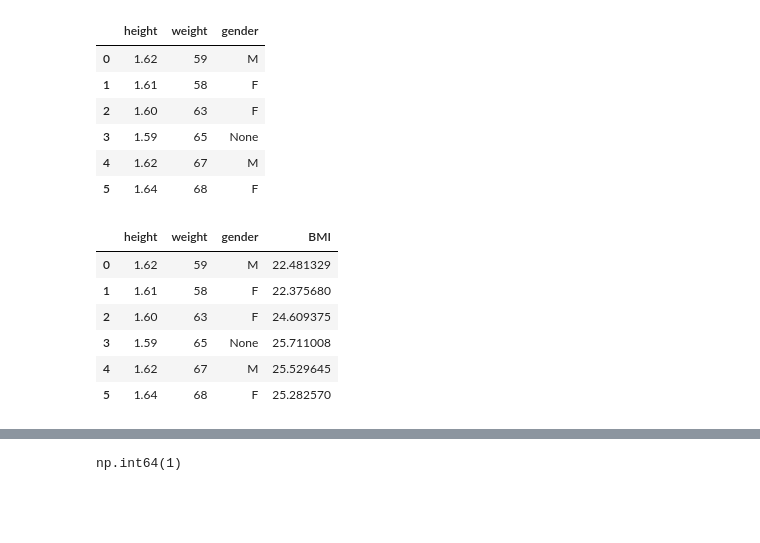
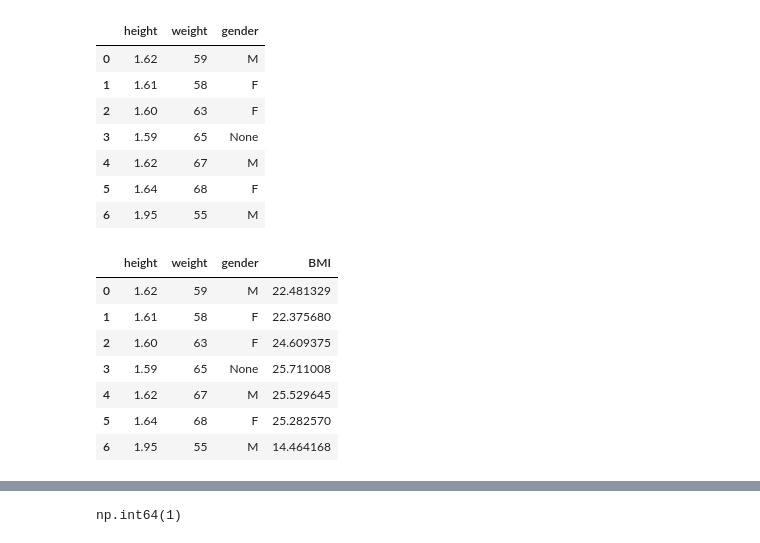
Before and after one commit to strange-exe/ml-lab, a Jupyter notebook: Termwork/2.ipynb, the cells around one changed output, grey strips where cells are left out. Cells and saved outputs as stored; diff of their text form; code cells hidden in the pictures; blank space fills up the shorter version.

```diff
--- a/Termwork/2.ipynb
+++ b/Termwork/2.ipynb
@@ -18,18 +1,24 @@ xi. Find the entries where BMI is less than 20
 # %%
+'''
+Name: Abhinesh Gangwar
+Section: G
+University Roll Number: 2028614
+'''
 import pandas as pd
 import numpy as np
 import matplotlib.pyplot as plt
-S={"height":[1.62,1.61,1.60,1.59,1.62,1.64], "weight":[59,58,63,65,67,68], "gender":['M','F','F',None,'M','F']}
+S={"height":[1.62,1.61,1.60,1.59,1.62,1.64,1.95], "weight":[59,58,63,65,67,68,55], "gender":['M','F','F',None,'M','F','M']}
 df=pd.DataFrame(S)
 df
 # %% [output]
 |  | height | weight | gender |
 | 0 | 1.62 | 59 | M |
 | 1 | 1.61 | 58 | F |
 | 2 | 1.60 | 63 | F |
 | 3 | 1.59 | 65 | None |
 | 4 | 1.62 | 67 | M |
 | 5 | 1.64 | 68 | F |
+| 6 | 1.95 | 55 | M |
 # %%
 #Compute BMI using dataframe operations.
 df['BMI']=(df['weight']/(df['height']*df['height']))
@@ -42,6 +31,7 @@ df
 | 3 | 1.59 | 65 | None | 25.711008 |
 | 4 | 1.62 | 67 | M | 25.529645 |
 | 5 | 1.64 | 68 | F | 25.282570 |
+| 6 | 1.95 | 55 | M | 14.464168 |
 # %%
 #saving Datset to csv
 df.to_csv("HealthDataset.csv",index=False)
```
Also changed, not shown: parts of 10 cells of this notebook.
